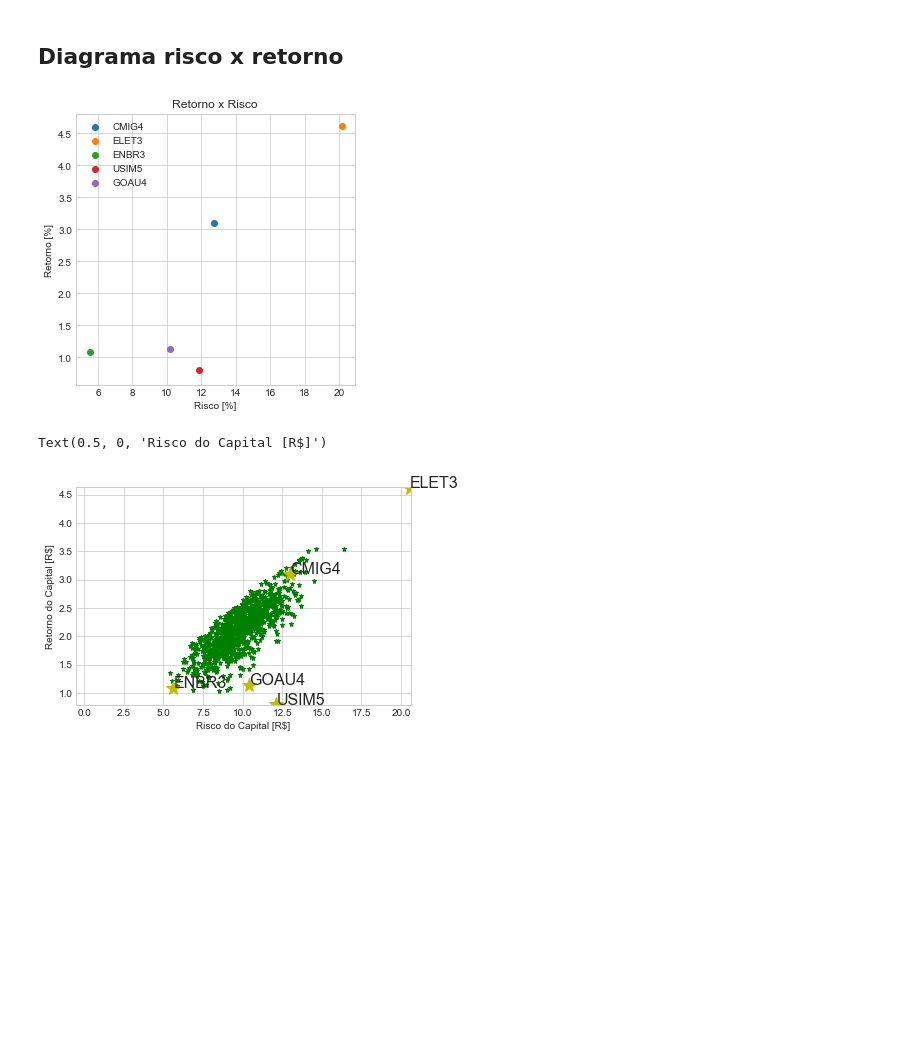
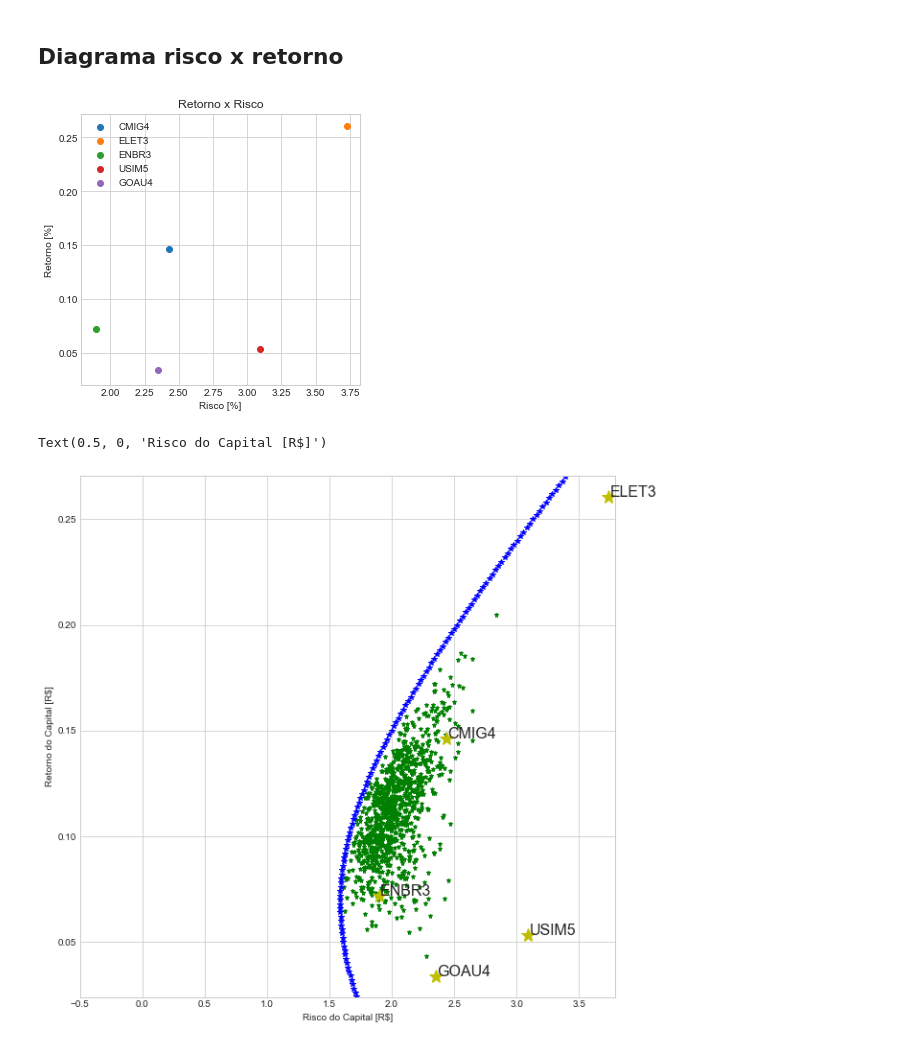
Before and after one commit to AlgotradingQueLucra/Trabalho-1, a Jupyter notebook: Primeira_2BAtividade_2BPr_C3_A1tica_2BAvaliativa.ipynb, the cells around one changed output. Drawn from its saved outputs; the diff is of its cells as text; code cells hidden in the pictures; blank space fills up the shorter version.

```diff
--- a/Primeira_2BAtividade_2BPr_C3_A1tica_2BAvaliativa.ipynb
+++ b/Primeira_2BAtividade_2BPr_C3_A1tica_2BAvaliativa.ipynb
@@ -266,6 +265,6 @@ df_selecionadas_IEE
 # %%
 # Lendo dados do indice INDX
-dfINDX = pd.read_csv('C:/Users/bruno/Desktop/INDXdata.csv')
+dfINDX = pd.read_csv('./INDXdata.csv')
 dfINDX = dfINDX['Código\xa0']
 
 stocks_all_INDX = cria_stocks_all(dfINDX)
@@ -600,11 +591,17 @@ register_matplotlib_converters()
 acoes=['CMIG4','ELET3','ENBR3','USIM5','GOAU4']
 
 
+def download_acao_m(ticker,data_inicio,data_fim):
+    ticker = ticker + '.SA'
+    return pdr.get_data_yahoo(ticker,
+                          start=data_inicio,
+                          end=data_fim,interval='m')
+
 def download_acao(ticker,data_inicio,data_fim):
     ticker = ticker + '.SA'
     return pdr.get_data_yahoo(ticker,
                           start=data_inicio,
-                          end=data_fim,interval='m')
+                          end=data_fim)
 acoes_df = []
 for acao in acoes:
     acoes_df += [(acao,download_acao(acao,datetime.datetime(2017,9,1),datetime.datetime(2019,9,1)))]
@@ -697,5 +737,5 @@ No handles with labels found to put in legend.
 # %%
-b3_index = pdr.get_data_yahoo('^BVSP', start=datetime.datetime(2017,9,1), end=datetime.datetime(2019,9,1),interval='m')
+b3_index = pdr.get_data_yahoo('^BVSP', start=datetime.datetime(2017,9,1), end=datetime.datetime(2019,9,1))
 # retorno_b3 = b3_index['Close'].diff().dropna()
 retorno_b3 = b3_index['Close'][1:].values/b3_index['Close'][:-1].values-1
 
@@ -733,7 +773,7 @@ for acao in acoes_df:
     ax.scatter(np.std(acao[1]['Retorno']),np.mean(acao[1]['Retorno']), label=acao[0])
     ax.legend()
 # %% [output]
-[figure, old version]
+[figure, new version]
 # %%
 retorno_acoes = pd.DataFrame()
 for acao in acoes_df:
@@ -767,7 +807,7 @@ c=np.dot(pd.DataFrame(media_retornos).transpose(),np.dot(np.linalg.inv(covarianc
 ## 1^T C^−1 1
 d=np.dot(pd.DataFrame(matrix_de_uns).transpose(),np.dot(np.linalg.inv(covariancia_retornos),pd.DataFrame(matrix_de_uns)))
 
-target_mus=np.arange(-0.5,0.5,0.002) # não faço ideia do que seja isso
+target_mus=np.arange(0,5,0.002)
 
 risk_at_target_mus=np.zeros(len(target_mus)) # ricos da média do ativo ?
 for i in range(0, len(target_mus)):
@@ -778,26 +818,23 @@ for i in range(0, len(target_mus)):
     peso_ideal=(v1+v2)/v3
     risk_at_target_mus[i]=(np.dot(np.dot(pd.DataFrame(peso_ideal).transpose(),covariancia_retornos),pd.DataFrame(peso_ideal)))**0.5
 # %%
-reto=pd.DataFrame(np.zeros((quantidade_ativos,1)))
-risk=pd.DataFrame(np.zeros((quantidade_ativos,1)))
-
-fig = plt.subplots()
+fig = plt.subplots(figsize=(10, 10))
 
 for p in range(0,len(retorno_portifolio)):
     plt.plot(risco_portifolio[p], retorno_portifolio[p], 'g*', markersize=5.0)
 
 plt.axis([-0.5,np.max(risco_acoes)+0.05,np.min(media_retornos)-0.01,np.max(media_retornos)+.01])
 
 
 for p in range(0,len(risco_acoes)):
     plt.plot(risco_acoes[p], media_retornos[p], 'y*', markersize=15.0)
     plt.text(risco_acoes[p]+0.01, media_retornos[p],risco_acoes.index[p] , fontsize=16)
 
 
-plt.plot(risk,reto,'r*')
+plt.plot(0,0,'r*')
 plt.plot(risk_at_target_mus,target_mus,'b*')
 plt.ylabel('Retorno do Capital [R$]')
 plt.xlabel('Risco do Capital [R$]')
 # %% [output]
 Text(0.5, 0, 'Risco do Capital [R$]')
-[figure, old version]
+[figure, new version]
```
Also changed, not shown: parts of 23 cells of this notebook.
